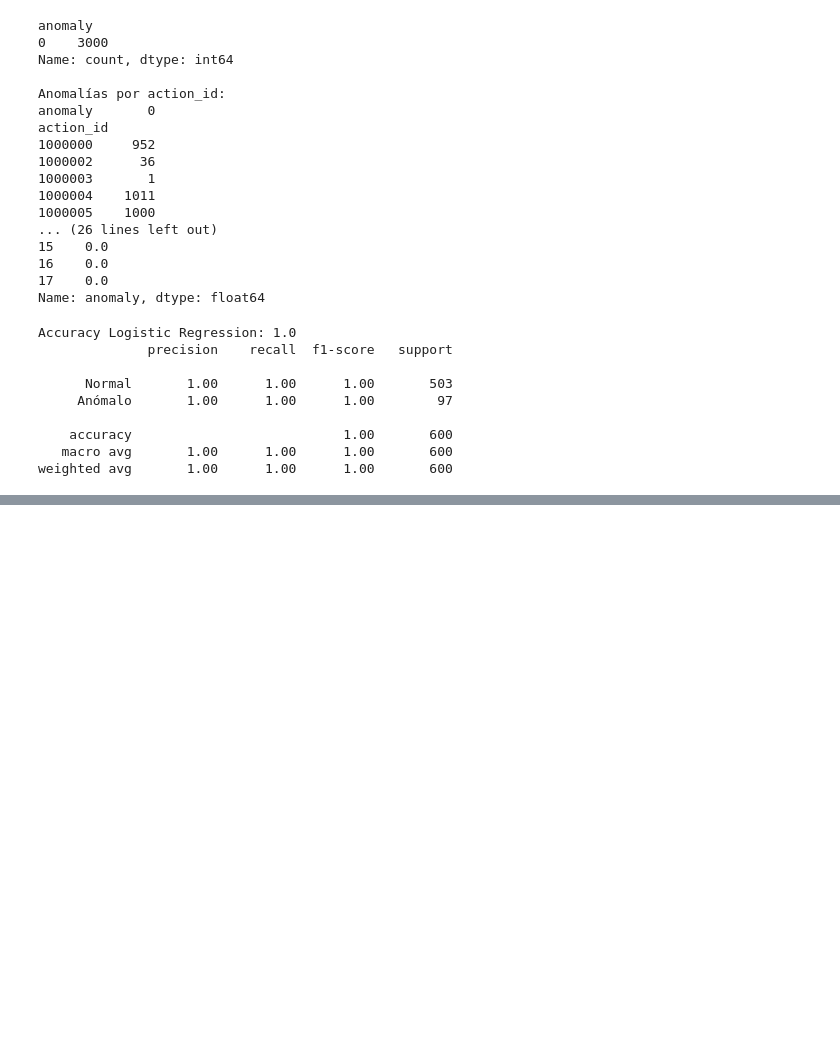
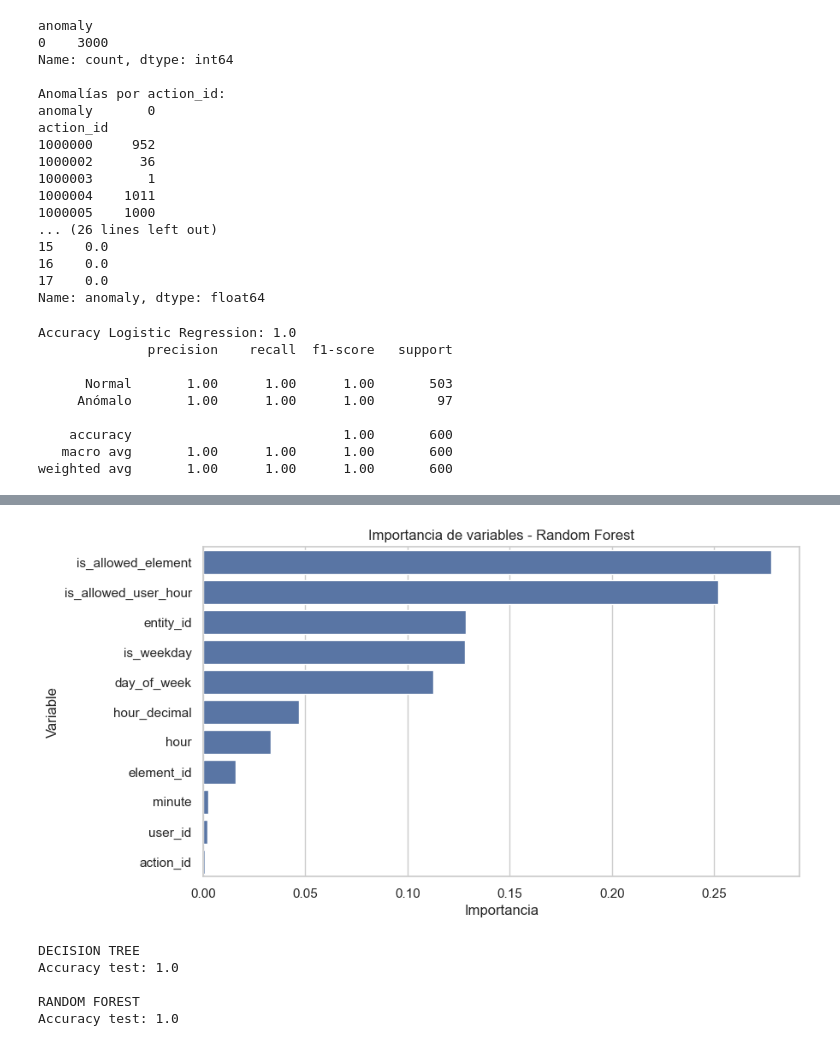
Before and after one commit to daniilopezz/DataScience, a Jupyter notebook: KeyOver/keyover1 copy.ipynb, the cells around one changed output, grey strips where cells are left out. Cells and saved outputs as stored; diff of their text form; code cells hidden in the pictures; blank space fills up the shorter version.

```diff
--- a/KeyOver/keyover1 copy.ipynb
+++ b/KeyOver/keyover1 copy.ipynb
@@ -1593,0 +1684,13 @@ weighted avg       1.00      1.00      1.00       600
+# %%
+# =========================
+# IMPORTANCIA DE VARIABLES - RANDOM FOREST
+# =========================
+
+# Extraemos la importancia de cada variable utilizada por el modelo.
+rf_importance_df = pd.DataFrame({
+    "feature": X_activity.columns,
+    "importance": rf_activity.feature_importances_
+}).sort_values("importance", ascending=False)
+
+# Mostramos la tabla ordenada de mayor a menor importancia.
+display(rf_importance_df)
@@ -1593,0 +1710,29 @@ weighted avg       1.00      1.00      1.00       600
+# %%
+# =========================
+# GRÁFICA DE IMPORTANCIA DE VARIABLES
+# =========================
+
+plt.figure(figsize=(9, 5))
+sns.barplot(data=rf_importance_df, x="importance", y="feature")
+plt.title("Importancia de variables - Random Forest")
+plt.xlabel("Importancia")
+plt.ylabel("Variable")
+plt.show()
+# %% [output]
+[figure, added]
+# %%
+# =========================
+# COMPARACIÓN ENTRE DECISION TREE Y RANDOM FOREST
+# =========================
+
+print("DECISION TREE")
+print("Accuracy test:", accuracy_score(ya_test, ya_pred))
+
+print("\nRANDOM FOREST")
+print("Accuracy test:", accuracy_score(ya_test, ya_pred_rf))
+# %% [output]
+DECISION TREE
+Accuracy test: 1.0
+
+RANDOM FOREST
+Accuracy test: 1.0
```
Also changed, not shown: parts of 10 cells of this notebook, 1 other file.
